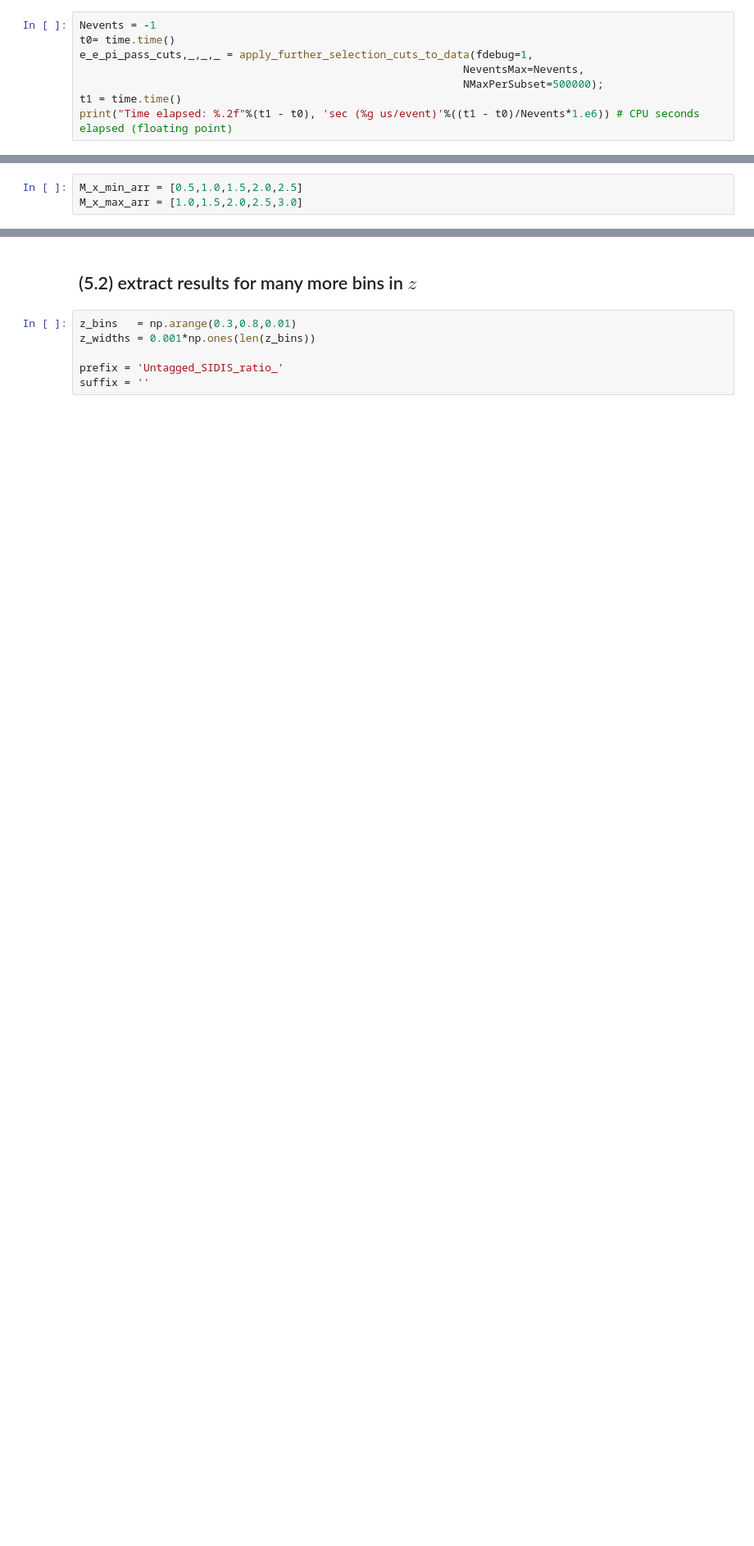
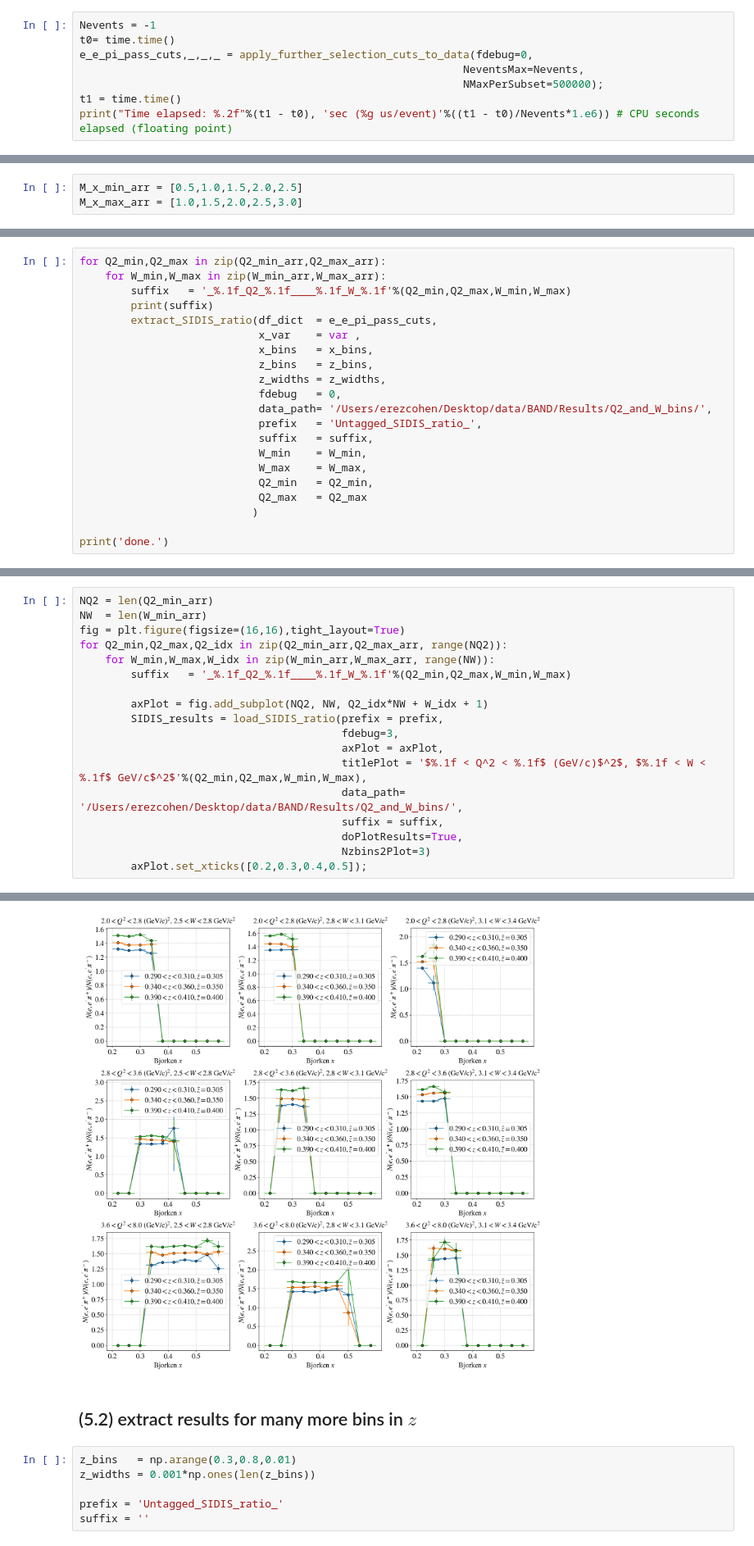
Before and after one commit to erezcoh4/SIDIS_at_BAND, a Jupyter notebook: PythonAnalysis/CrossSectionRatio_e_e_pi/Untagged_SIDIS_ratio.ipynb, the cells around one changed output, grey strips where cells are left out. Shown at 82% size. Saved outputs shown, nothing was run; the diff lists cells and outputs as text; blank space fills up the shorter version.

```diff
--- a/PythonAnalysis/CrossSectionRatio_e_e_pi/Untagged_SIDIS_ratio.ipynb
+++ b/PythonAnalysis/CrossSectionRatio_e_e_pi/Untagged_SIDIS_ratio.ipynb
@@ -41,7 +41,7 @@ number of pi+ events: 25.8 M
 # %%
 Nevents = -1
 t0= time.time()
-e_e_pi_pass_cuts,_,_,_ = apply_further_selection_cuts_to_data(fdebug=1,
+e_e_pi_pass_cuts,_,_,_ = apply_further_selection_cuts_to_data(fdebug=0,
                                                             NeventsMax=Nevents,
                                                             NMaxPerSubset=500000);
 t1 = time.time()
@@ -152,0 +180,21 @@ print('done.')
+# %%
+for Q2_min,Q2_max in zip(Q2_min_arr,Q2_max_arr):
+    for W_min,W_max in zip(W_min_arr,W_max_arr):
+        suffix   = '_%.1f_Q2_%.1f____%.1f_W_%.1f'%(Q2_min,Q2_max,W_min,W_max)
+        print(suffix)
+        extract_SIDIS_ratio(df_dict  = e_e_pi_pass_cuts,
+                            x_var    = var ,
+                            x_bins   = x_bins,
+                            z_bins   = z_bins,
+                            z_widths = z_widths,
+                            fdebug   = 0,
+                            data_path= '/Users/erezcohen/Desktop/data/BAND/Results/Q2_and_W_bins/',
+                            prefix   = 'Untagged_SIDIS_ratio_',
+                            suffix   = suffix,
+                            W_min    = W_min,
+                            W_max    = W_max,
+                            Q2_min   = Q2_min,
+                            Q2_max   = Q2_max
+                           )
+
+print('done.')
@@ -152,0 +212,19 @@ print('done.')
+# %%
+NQ2 = len(Q2_min_arr)
+NW  = len(W_min_arr)
+fig = plt.figure(figsize=(16,16),tight_layout=True)
+for Q2_min,Q2_max,Q2_idx in zip(Q2_min_arr,Q2_max_arr, range(NQ2)):
+    for W_min,W_max,W_idx in zip(W_min_arr,W_max_arr, range(NW)):
+        suffix   = '_%.1f_Q2_%.1f____%.1f_W_%.1f'%(Q2_min,Q2_max,W_min,W_max)
+
+        axPlot = fig.add_subplot(NQ2, NW, Q2_idx*NW + W_idx + 1)
+        SIDIS_results = load_SIDIS_ratio(prefix = prefix,
+                                         fdebug=3,
+                                         axPlot = axPlot,
+                                         titlePlot = '$%.1f < Q^2 < %.1f$ (GeV/c)$^2$, $%.1f < W < %.1f$ GeV/c$^2$'%(Q2_min,Q2_max,W_min,W_max),
+                                         data_path= '/Users/erezcohen/Desktop/data/BAND/Results/Q2_and_W_bins/',
+                                         suffix = suffix,
+                                         doPlotResults=True,
+                                         Nzbins2Plot=3)
+        axPlot.set_xticks([0.2,0.3,0.4,0.5]);
+# %% [output]
@@ -153,3 +248,4 @@ print('done.')
+[figure, added]
 # %% [markdown]
 ## (5.2) extract results for many more bins in $z$
 # %%
```
Also changed, not shown: parts of 16 cells of this notebook, 5 other files.
